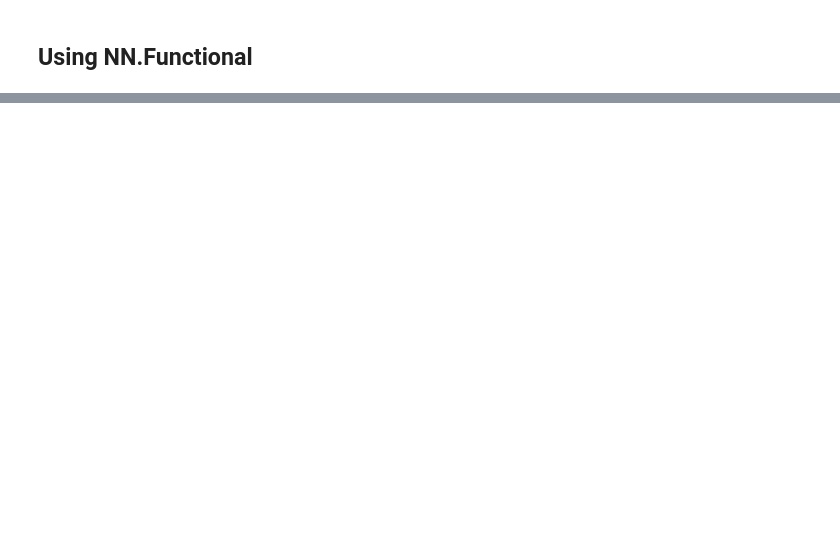
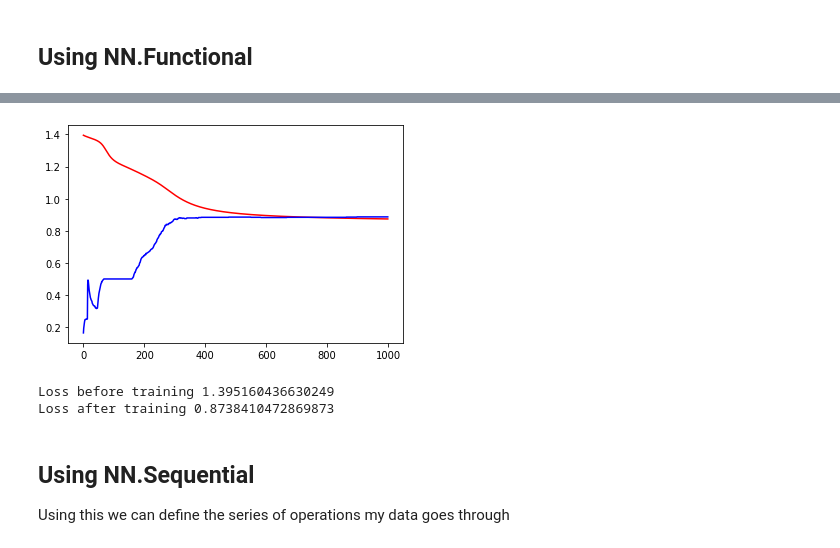
Before and after one commit to sagar9926/Pytorch, a Jupyter notebook: FFNetworksWithPyTorch.ipynb, the cells around one changed output, grey strips where cells are left out. Saved outputs shown, nothing was run; the diff lists cells and outputs as text; code cells hidden in the pictures; blank space fills up the shorter version.

```diff
--- a/FFNetworksWithPyTorch.ipynb
+++ b/FFNetworksWithPyTorch.ipynb
@@ -218,0 +363,34 @@ TypeError: ignored
+# %%
+from torch import optim
+
+def fit_v1(epochs = 1000, learning_rate = 1):
+  loss_arr = []
+  acc_arr = []
+  opt = optim.SGD(fn.parameters(), lr=learning_rate) # passing parameters and LR to optimiser
+
+  for epoch in range(epochs):
+    y_hat = fn(X_train)
+    loss = F.cross_entropy(y_hat, Y_train)
+    loss_arr.append(loss.item())
+    acc_arr.append(accuracy(y_hat, Y_train))
+
+    loss.backward() # calculate gradients
+    opt.step()      # update parameters i.e Backward propogation step
+    opt.zero_grad() # clear old gradients
+
+  plt.plot(loss_arr, 'r-')
+  plt.plot(acc_arr, 'b-')
+  plt.show()
+  print('Loss before training', loss_arr[0])
+  print('Loss after training', loss_arr[-1])
+# %%
+fn = FirstNetwork_v1()
+fit_v1()
+# %% [output]
+[figure, added]
+Loss before training 1.395160436630249
+Loss after training 0.8738410472869873
+# %% [markdown]
+## Using NN.Sequential
+
+Using this we can define the series of operations my data goes through
```
Also changed, not shown: parts of 25 cells of this notebook.
